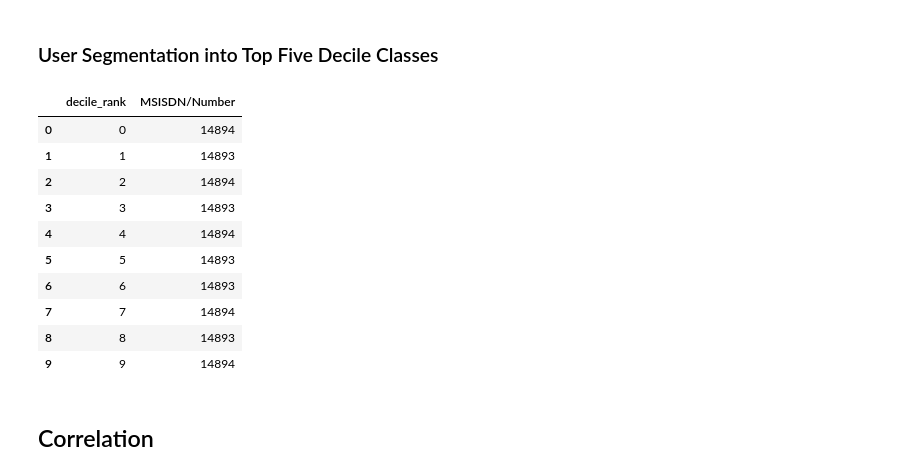
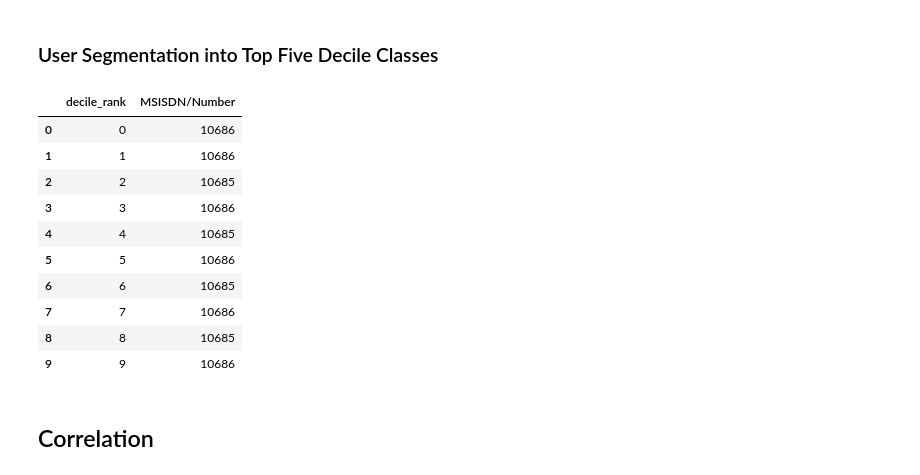
Before and after one commit to degagawolde/User-Analytics-Telecommunication-Industry, a Jupyter notebook: notebook/User-Overview-Analysis.ipynb, the cells around one changed output. Drawn from its saved outputs; the diff is of its cells as text; code cells hidden in the pictures.

Commit message:
user segmentation

```diff
--- a/notebook/User-Overview-Analysis.ipynb
+++ b/notebook/User-Overview-Analysis.ipynb
@@ -426,22 +425,29 @@ dfPair = clean_data[['IMEI',
 #              height=4)
 # %% [markdown]
 ### User Segmentation into Top Five Decile Classes
-# %%
-clean_data['decile_rank'] = pd.qcut(clean_data['Total DL (Bytes)'],10,labels=False)
-clean_data.groupby(['decile_rank']).agg(
-    {'MSISDN/Number': 'count'}).reset_index()
-# %% [output]
-|  | decile_rank | MSISDN/Number |
-| 0 | 0 | 14894 |
-| 1 | 1 | 14893 |
-| 2 | 2 | 14894 |
-| 3 | 3 | 14893 |
-| 4 | 4 | 14894 |
-| 5 | 5 | 14893 |
-| 6 | 6 | 14893 |
-| 7 | 7 | 14894 |
-| 8 | 8 | 14893 |
-| 9 | 9 | 14894 |
+# %%
+user_segmentation = clean_data.groupby(['MSISDN/Number']).agg(
+    {'Total DL (Bytes)': 'sum', 'Total UL (Bytes)': 'sum'}).sum(axis=1)
+
+user_segmentation = pd.DataFrame(
+    user_segmentation).reset_index().rename({0: 'total data'}, axis=1)
+
+user_segmentation['decile_rank'] = pd.qcut(user_segmentation['total data'], 10, labels=False)
+user_segmentation = user_segmentation.groupby(['decile_rank']).agg(
+    {'MSISDN/Number': 'count'}).reset_index()
+user_segmentation
+# %% [output]
+|  | decile_rank | MSISDN/Number |
+| 0 | 0 | 10686 |
+| 1 | 1 | 10686 |
+| 2 | 2 | 10685 |
+| 3 | 3 | 10686 |
+| 4 | 4 | 10685 |
+| 5 | 5 | 10686 |
+| 6 | 6 | 10685 |
+| 7 | 7 | 10686 |
+| 8 | 8 | 10685 |
+| 9 | 9 | 10686 |
 # %% [markdown]
 ## Correlation
 # %%
```
Also changed, not shown: parts of 1 cell of this notebook.
